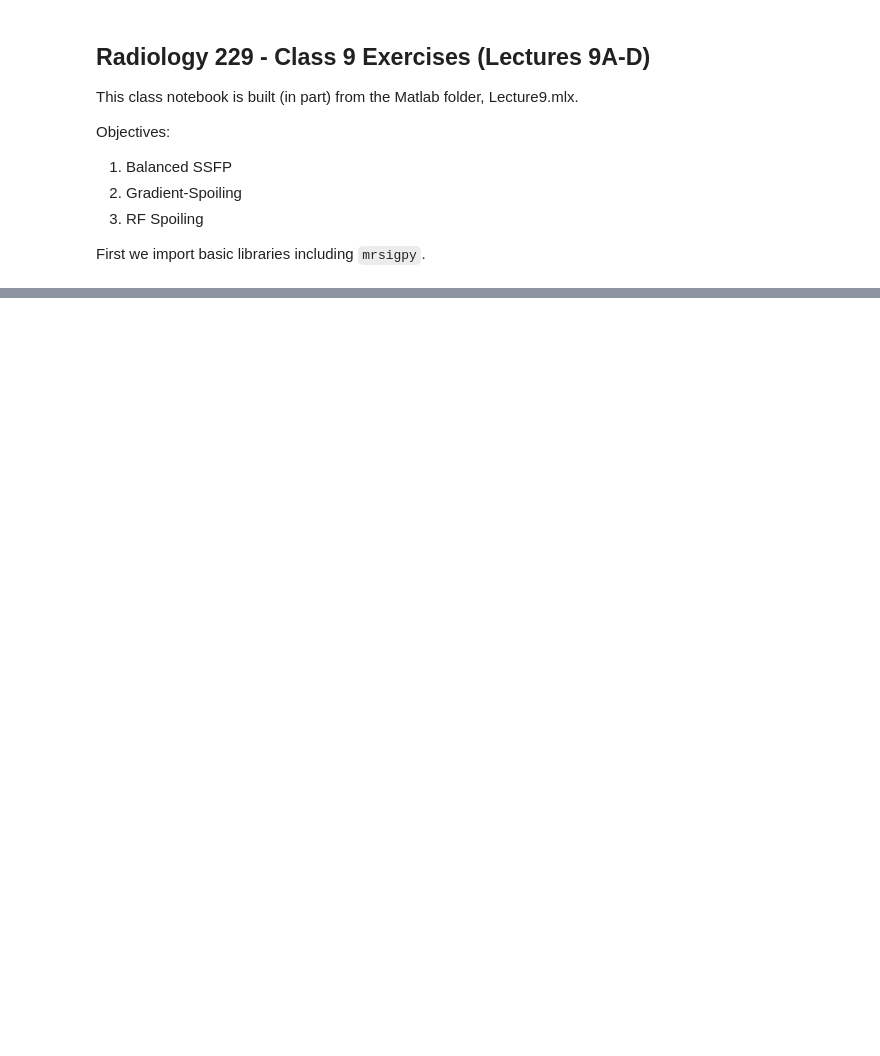
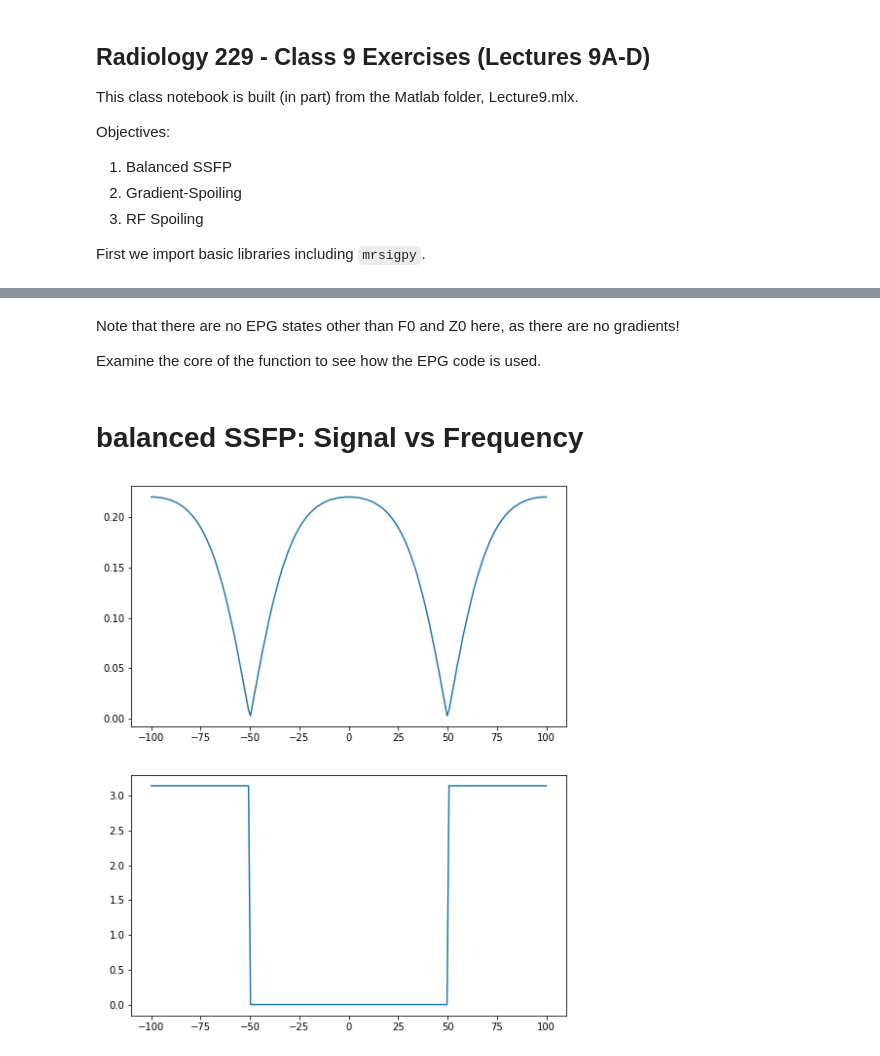
Before and after one commit to mribri999/MRSignalsSeqs, a Jupyter notebook: Python/Rad 229 - Class 10 Lecs9.ipynb, the cells around one changed output, grey strips where cells are left out. Saved outputs shown, nothing was run; the diff lists cells and outputs as text; code cells hidden in the pictures; blank space fills up the shorter version.

```diff
--- a/Python/Rad 229 - Class 10 Lecs9.ipynb
+++ b/Python/Rad 229 - Class 10 Lecs9.ipynb
@@ -45,0 +28,28 @@ s[0:4] =  [0.-0.48765496j 0.-0.42297166j 0.-0.34191365j 0.-0.25778187j]
+# %% [markdown]
+Note that there are no EPG states other than F0 and Z0 here, as there are no gradients!
+
+Examine the core of the function to see how the EPG code is used.
+# %% [markdown]
+# balanced SSFP:  Signal vs Frequency
+# %%
+
+TR=10       # ms
+TE=5        # ms
+freq_range = np.linspace(-1000/TR,1000/TR,200)
+sig = np.zeros((len(freq_range),1))
+
+for freqnum in np.arange(len(freq_range)):
+    s = mrs.epg_gradecho(flipangle=60,TR=TR,TE=TE,delta_freq=freq_range[freqnum],plot=False)
+    sig[freqnum,0]=s[0,-1]
+
+#s = mrs.epg_gradecho()
+#print(s[0,-1])
+
+plt.figure(figsize=(8,10))
+plt.subplot(2,1,1)
+plt.plot(freq_range,np.abs(sig),label='Magnitude')
+plt.subplot(2,1,2)
+plt.plot(freq_range,np.angle(sig),label='phase')
+plt.show()
+# %% [output]
+[figure, added]
```
Also changed, not shown: parts of 3 cells of this notebook, 1 other file.
